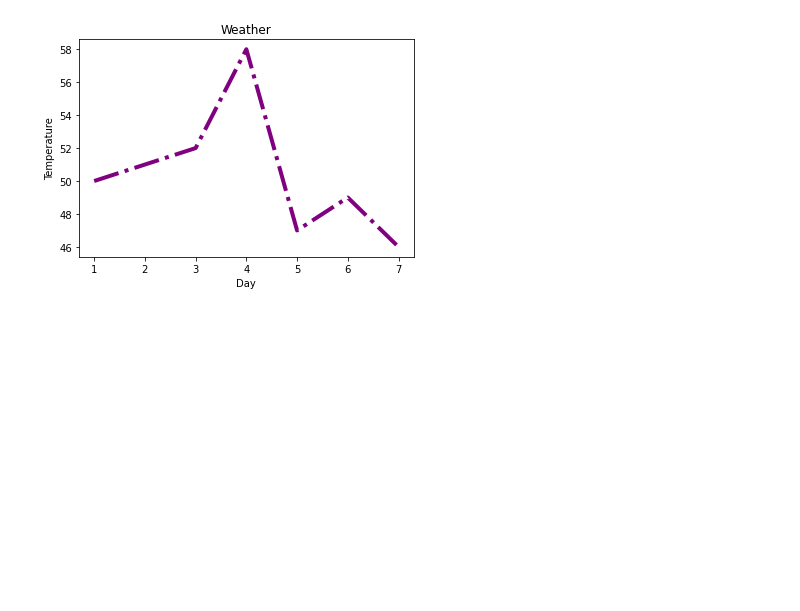
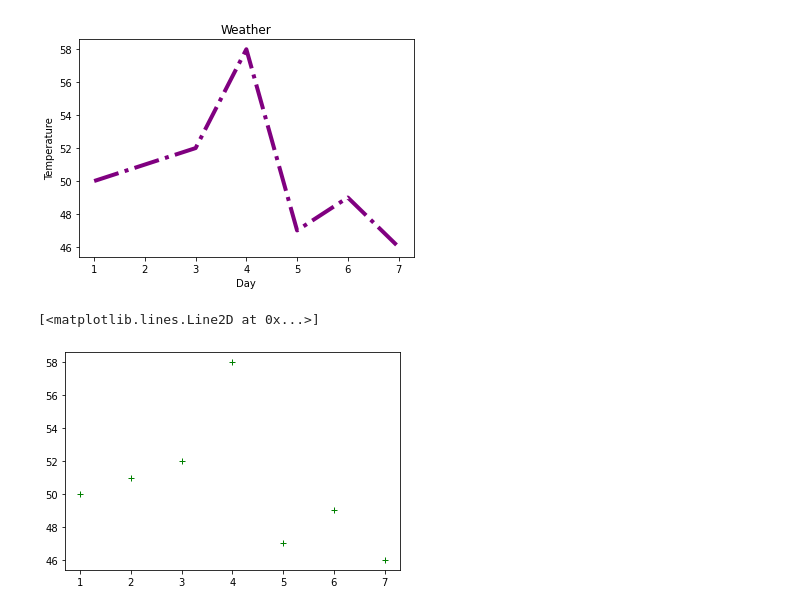
Before and after one commit to Yusuf5001/DVwPy, a Jupyter notebook: Matplotlib.ipynb, the cells around one changed output. Drawn from its saved outputs; the diff is of its cells as text; code cells hidden in the pictures; blank space fills up the shorter version.

Commit message:
matplotlib created

```diff
--- a/Matplotlib.ipynb
+++ b/Matplotlib.ipynb
@@ -22,3 +22,8 @@ plt.plot(x,y, color="purple", linewidth=4, linestyle="dashdot")
 # %% [output]
 [<matplotlib.lines.Line2D at 0x...>]
 [figure]
+# %%
+plt.plot(x,y, "g+")
+# %% [output]
+[<matplotlib.lines.Line2D at 0x...>]
+[figure, added]
```
Also changed, not shown: parts of 14 cells of this notebook.
